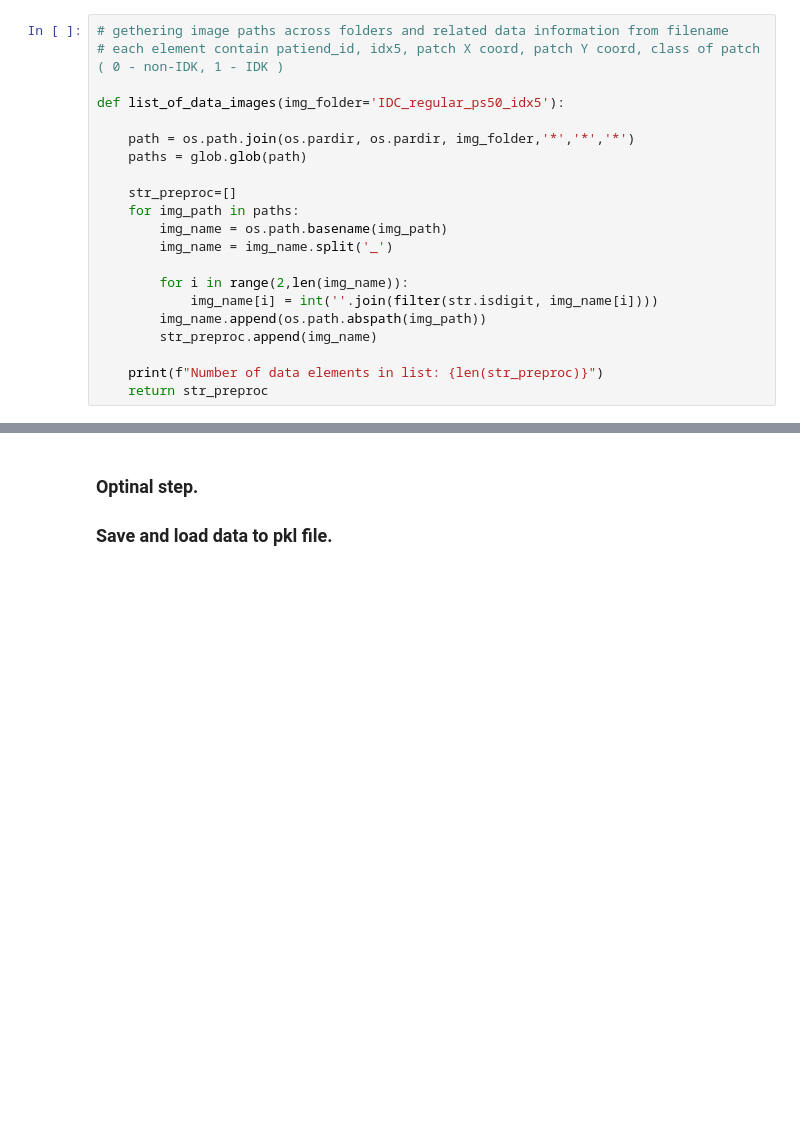
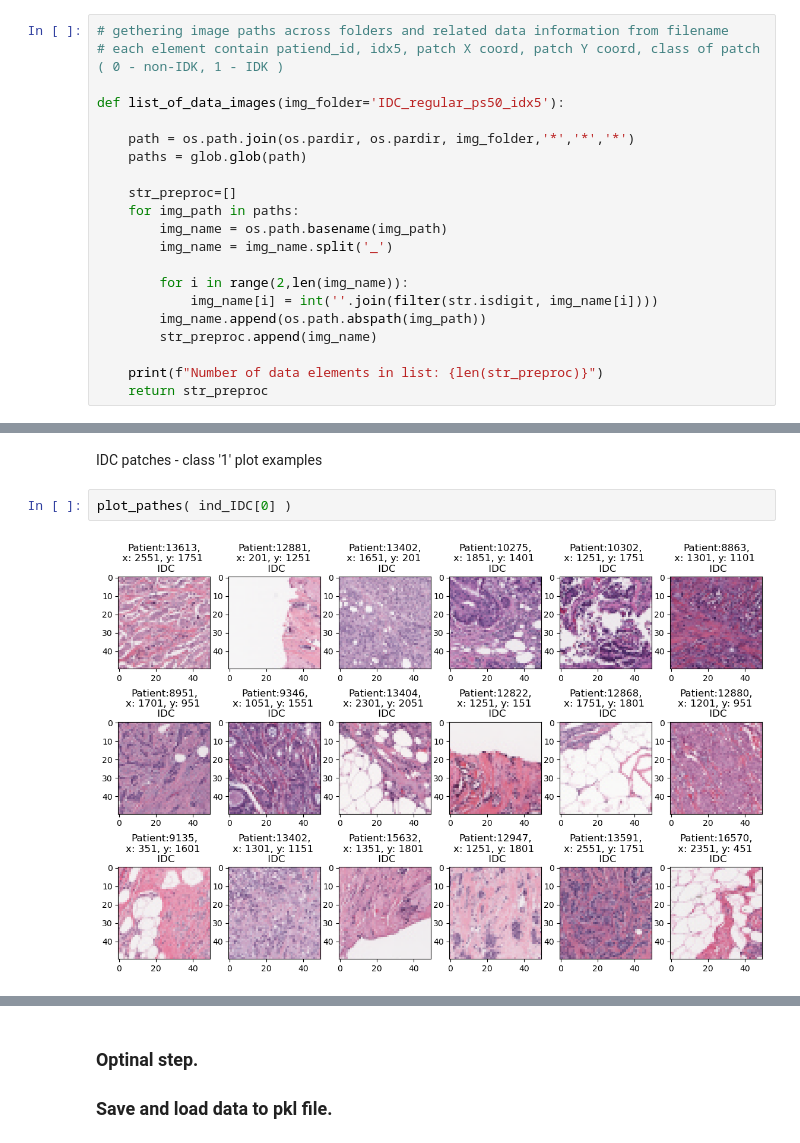
Before and after one commit to raghvendramishra1980/team_project, a Jupyter notebook: src/img_proc_main.ipynb, the cells around one changed output, grey strips where cells are left out. Saved outputs shown, nothing was run; the diff lists cells and outputs as text; blank space fills up the shorter version.

```diff
--- a/src/img_proc_main.ipynb
+++ b/src/img_proc_main.ipynb
@@ -38,3 +112,9 @@ Number of data elements in list: 277524
+# %% [markdown]
+ IDC patches - class '1' plot examples
+# %%
+plot_pathes( ind_IDC[0] )
+# %% [output]
+[figure, added]
 # %%
 # convert images to 3 dim  numpy array
 
```
Also changed, not shown: parts of 30 cells of this notebook.
